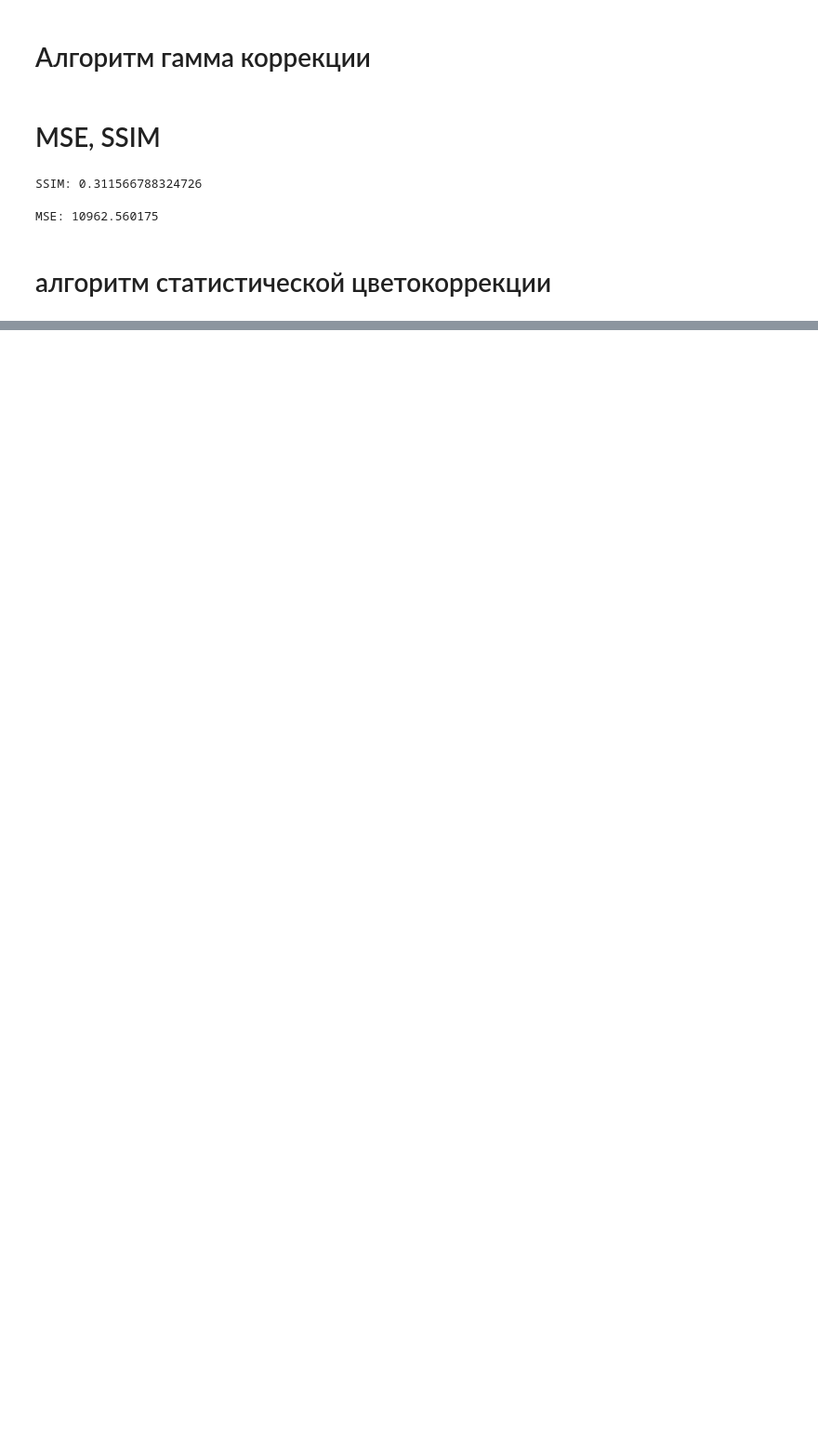
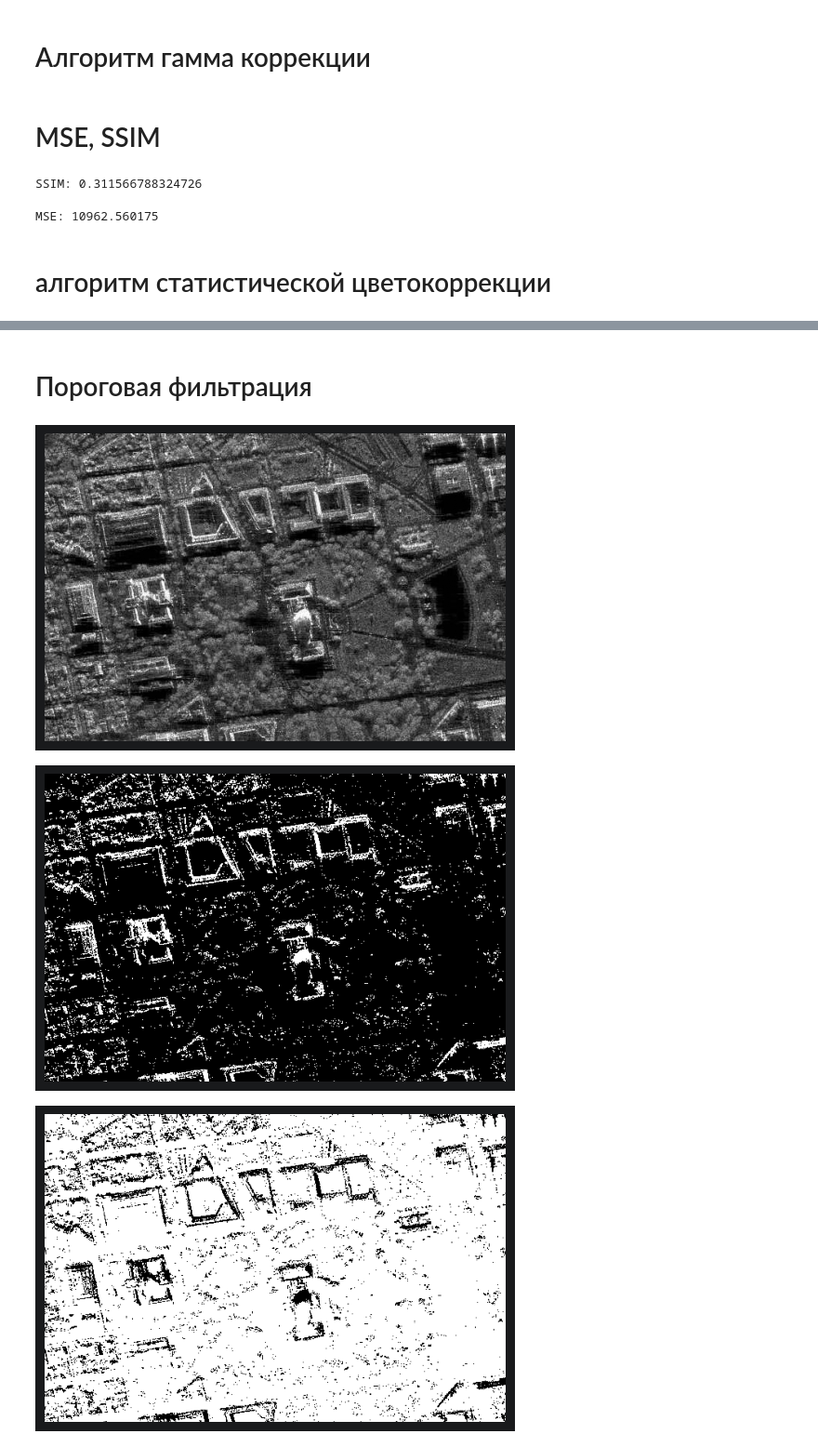
Before and after one commit to midicowbell/imageProcessing, a Jupyter notebook: notebook.ipynb, the cells around one changed output, grey strips where cells are left out. Shown at 93% size. Drawn from its saved outputs; the diff is of its cells as text; code cells hidden in the pictures; blank space fills up the shorter version.

```diff
--- a/notebook.ipynb
+++ b/notebook.ipynb
@@ -70,0 +71,22 @@ plt.imshow(img_stat_corrected, cmap="gray")
+# %% [markdown]
+# Пороговая фильтрация
+# %%
+thresh_val = 127
+max_val = 255
+_, th_binary     = cv2.threshold(image, thresh_val, max_val, cv2.THRESH_BINARY)
+_, th_binary_inv = cv2.threshold(image, thresh_val, max_val, cv2.THRESH_BINARY_INV)
+_, th_trunc      = cv2.threshold(image, thresh_val, max_val, cv2.THRESH_TRUNC)
+_, th_tozero     = cv2.threshold(image, thresh_val, max_val, cv2.THRESH_TOZERO)
+_, th_tozero_inv = cv2.threshold(image, thresh_val, max_val, cv2.THRESH_TOZERO_INV)
+otsu_thresh, th_otsu = cv2.threshold(image, 0, max_val, cv2.THRESH_BINARY + cv2.THRESH_OTSU)
+# %%
+images = [image, th_binary, th_binary_inv, th_trunc, th_tozero, th_tozero_inv, th_otsu]
+for img in images:
+    plt.figure()
+    plt.imshow(img, cmap='gray')
+    plt.axis('off')
+    plt.show()
+# %% [output]
+[figure, added]
+[figure, added]
+[figure, added]
```
Also changed, not shown: parts of 2 cells of this notebook.
